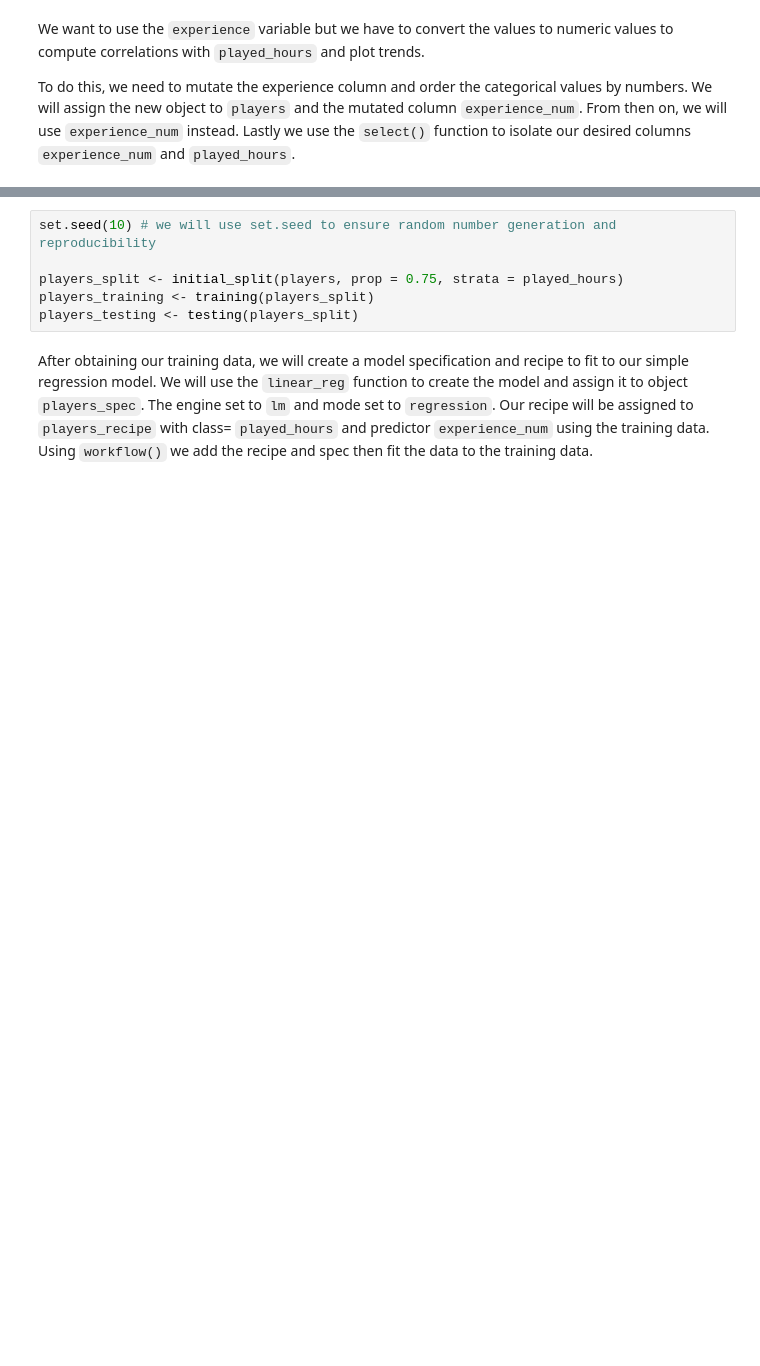
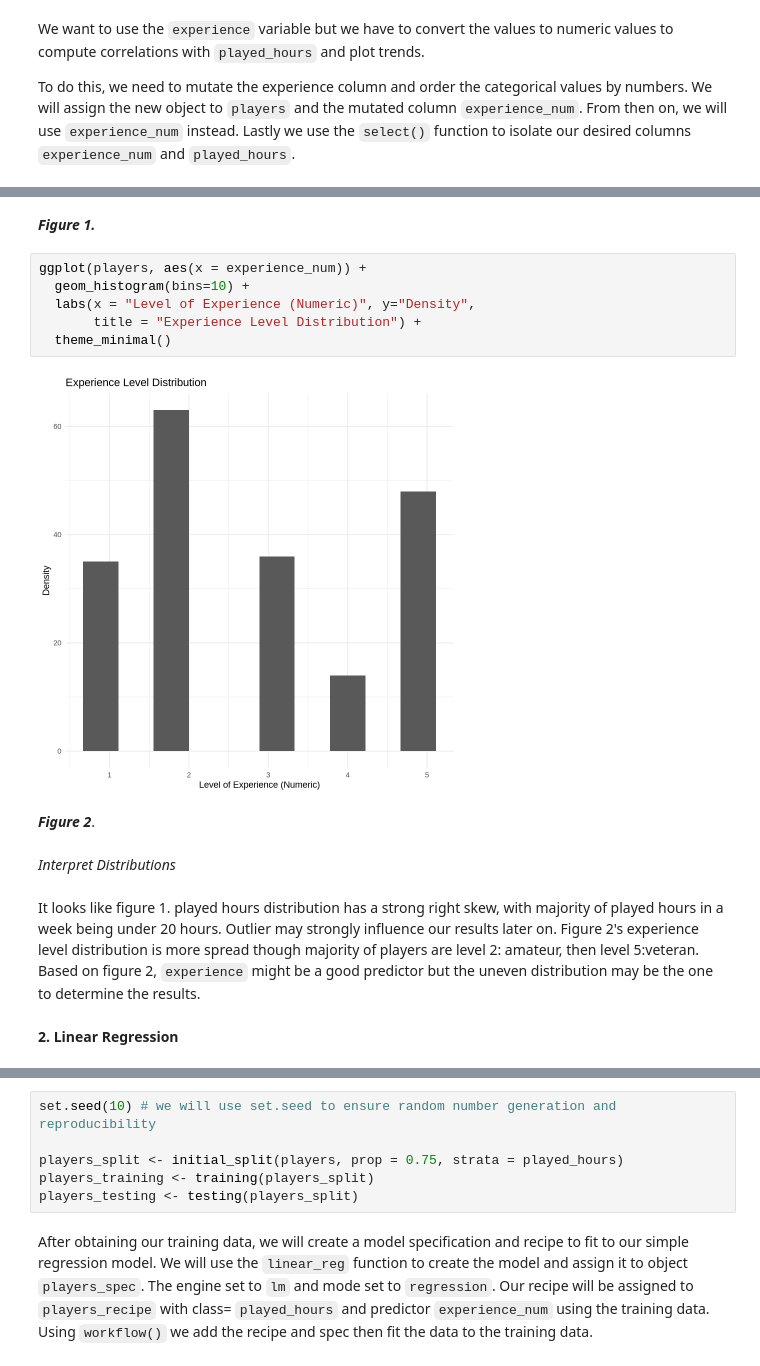
Before and after one commit to bonniechow19/minecraft_project, a Jupyter notebook: minecraft_project.ipynb, the cells around one changed output, grey strips where cells are left out. Saved outputs shown, nothing was run; the diff lists cells and outputs as text; blank space fills up the shorter version.

```diff
--- a/minecraft_project.ipynb
+++ b/minecraft_project.ipynb
@@ -115 +136,20 @@ A tibble: 196 × 2
+# %% [markdown]
+***Figure 1.***
+# %%
+ggplot(players, aes(x = experience_num)) +
+  geom_histogram(bins=10) +
+  labs(x = "Level of Experience (Numeric)", y="Density",
+       title = "Experience Level Distribution") +
+  theme_minimal()
+# %% [output]
+[figure, added]
+# %% [markdown]
+***Figure 2***.
+# %% [markdown]
+*Interpret Distributions*
+# %% [markdown]
+It looks like figure 1. played hours distribution has a strong right skew, with majority of played hours in a week being under 20 hours. Outlier may strongly influence our results later on.
+Figure 2's experience level distribution is more spread though majority of players are level 2: amateur, then level 5:veteran. Based on figure 2, `experience` might be a good predictor but the uneven distribution may be the one to determine the results.
+# %% [markdown]
+**2. Linear Regression**
 # %% [markdown]
```
Also changed, not shown: parts of 16 cells of this notebook.
